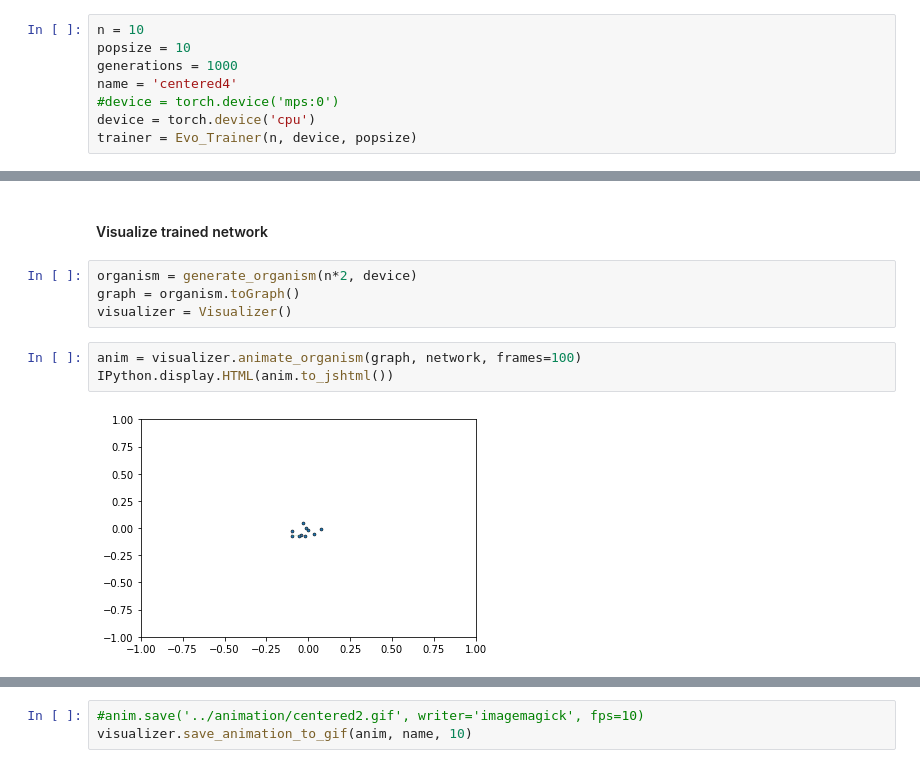
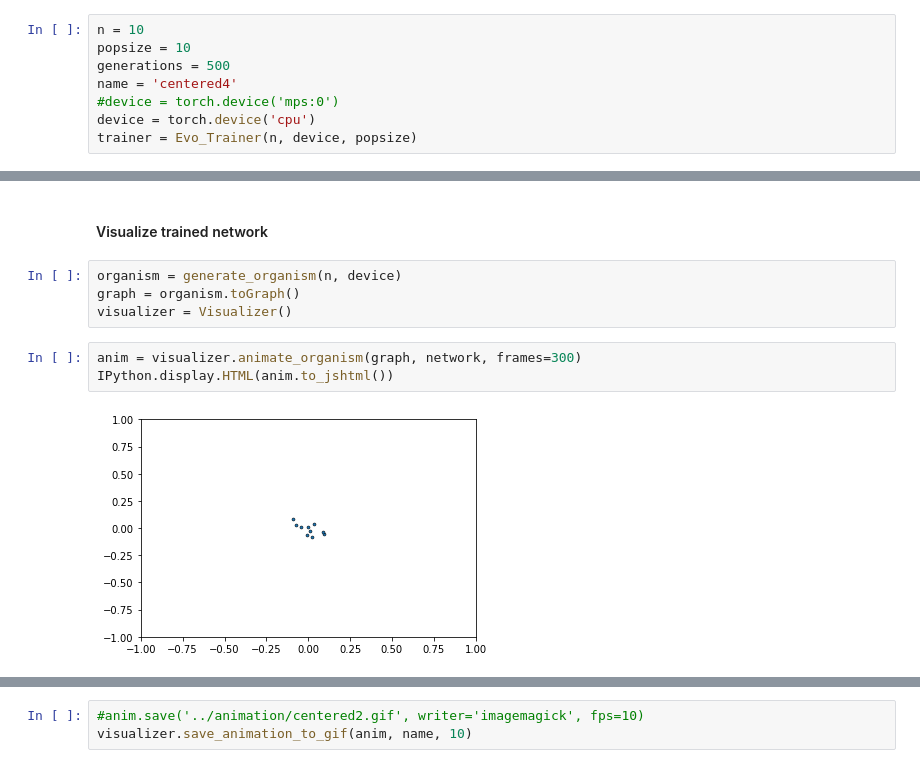
Before and after one commit to Yarlermanden/MultiCellularAutomata, a Jupyter notebook: Thesis/src/evo_test.ipynb, the cells around one changed output, grey strips where cells are left out. Cells and saved outputs as stored; diff of their text form.

```diff
--- a/Thesis/src/evo_test.ipynb
+++ b/Thesis/src/evo_test.ipynb
@@ -25,7 +25,7 @@ from evo_trainer import Evo_Trainer
 # %%
 n = 10
 popsize = 10
-generations = 1000
+generations = 500
 name = 'centered4'
 #device = torch.device('mps:0')
 device = torch.device('cpu')
@@ -64,14 +64,14 @@ network = trainer.get_trained_network()
 # %% [markdown]
 #### Visualize trained network
 # %%
-organism = generate_organism(n*2, device)
+organism = generate_organism(n, device)
 graph = organism.toGraph()
 visualizer = Visualizer()
 # %%
-anim = visualizer.animate_organism(graph, network, frames=100)
+anim = visualizer.animate_organism(graph, network, frames=300)
 IPython.display.HTML(anim.to_jshtml())
 # %% [output]
-[figure, old version]
+[figure, new version]
 [interactive output not drawn]
 # %%
 #anim.save('../animation/centered2.gif', writer='imagemagick', fps=10)
```
Also changed, not shown: parts of 2 cells of this notebook, 2 other files.
